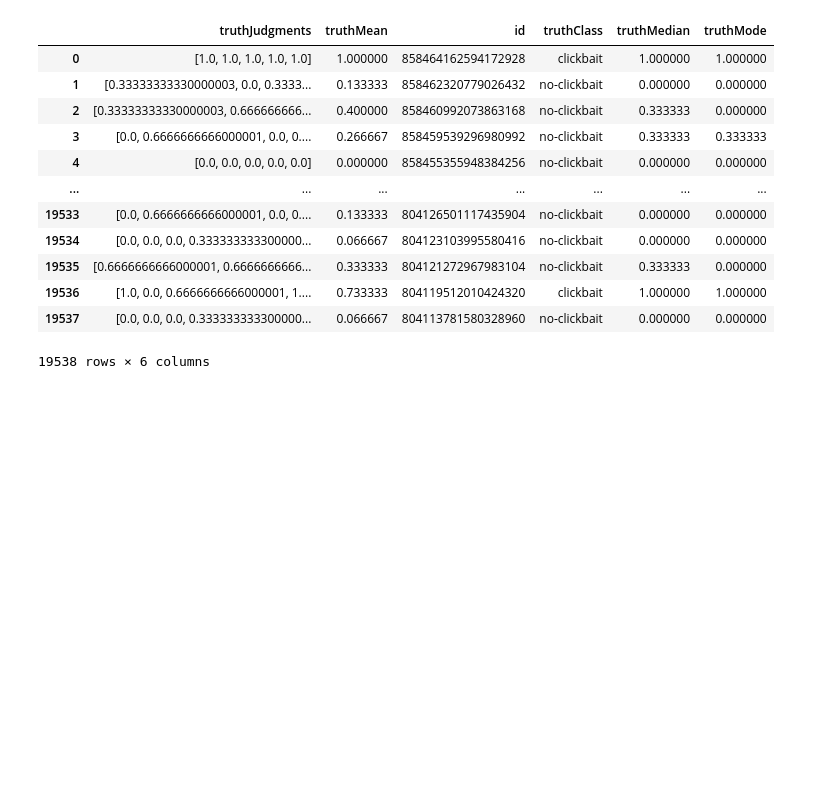
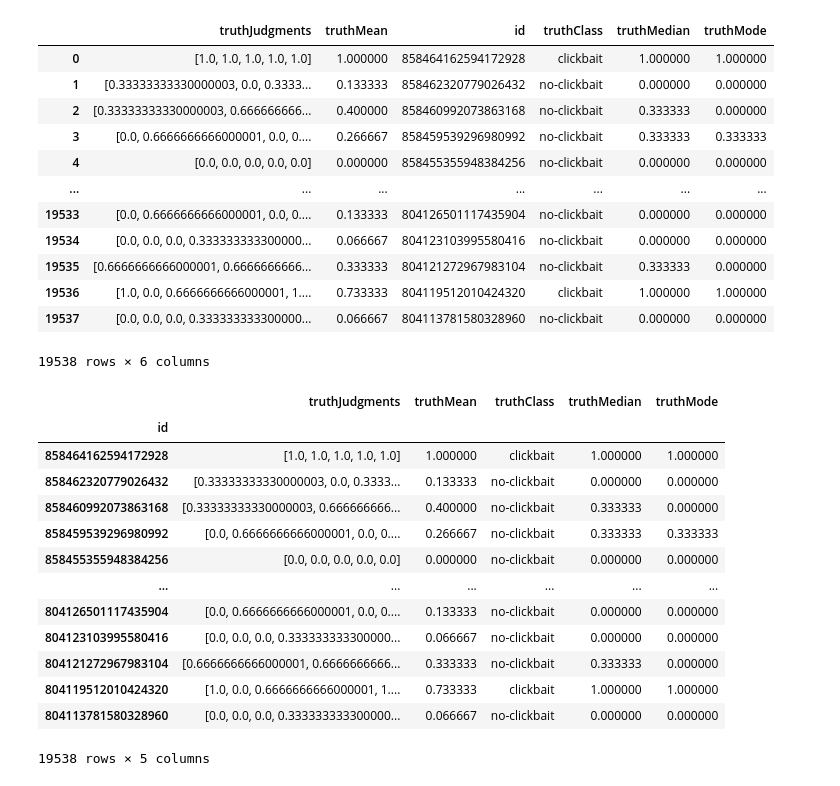
Before and after one commit to caush/Clickbait, a Jupyter notebook: OriginalToCurated.ipynb, the cells around one changed output. Saved outputs shown, nothing was run; the diff lists cells and outputs as text; code cells hidden in the pictures; blank space fills up the shorter version.

```diff
--- a/OriginalToCurated.ipynb
+++ b/OriginalToCurated.ipynb
@@ -41,3 +88,20 @@ pdoTrainY
 | 19536 | [1.0, 0.0, 0.6666666666000001, 1.... | 0.733333 | 804119512010424320 | clickbait | 1.000000 | 1.000000 |
 | 19537 | [0.0, 0.0, 0.0, 0.333333333300000... | 0.066667 | 804113781580328960 | no-clickbait | 0.000000 | 0.000000 |
 19538 rows × 6 columns
+# %%
+pdoTrainY.set_index('id')
+# %% [output]
+|  | truthJudgments | truthMean | truthClass | truthMedian | truthMode |
+| id |  |  |  |  |  |
+| 858464162594172928 | [1.0, 1.0, 1.0, 1.0, 1.0] | 1.000000 | clickbait | 1.000000 | 1.000000 |
+| 858462320779026432 | [0.33333333330000003, 0.0, 0.3333... | 0.133333 | no-clickbait | 0.000000 | 0.000000 |
+| 858460992073863168 | [0.33333333330000003, 0.666666666... | 0.400000 | no-clickbait | 0.333333 | 0.000000 |
+| 858459539296980992 | [0.0, 0.6666666666000001, 0.0, 0.... | 0.266667 | no-clickbait | 0.333333 | 0.333333 |
+| 858455355948384256 | [0.0, 0.0, 0.0, 0.0, 0.0] | 0.000000 | no-clickbait | 0.000000 | 0.000000 |
+| ... | ... | ... | ... | ... | ... |
+| 804126501117435904 | [0.0, 0.6666666666000001, 0.0, 0.... | 0.133333 | no-clickbait | 0.000000 | 0.000000 |
+| 804123103995580416 | [0.0, 0.0, 0.0, 0.333333333300000... | 0.066667 | no-clickbait | 0.000000 | 0.000000 |
+| 804121272967983104 | [0.6666666666000001, 0.6666666666... | 0.333333 | no-clickbait | 0.333333 | 0.000000 |
+| 804119512010424320 | [1.0, 0.0, 0.6666666666000001, 1.... | 0.733333 | clickbait | 1.000000 | 1.000000 |
+| 804113781580328960 | [0.0, 0.0, 0.0, 0.333333333300000... | 0.066667 | no-clickbait | 0.000000 | 0.000000 |
+19538 rows × 5 columns
```
Also changed, not shown: parts of 10 cells of this notebook, 4 other files.
